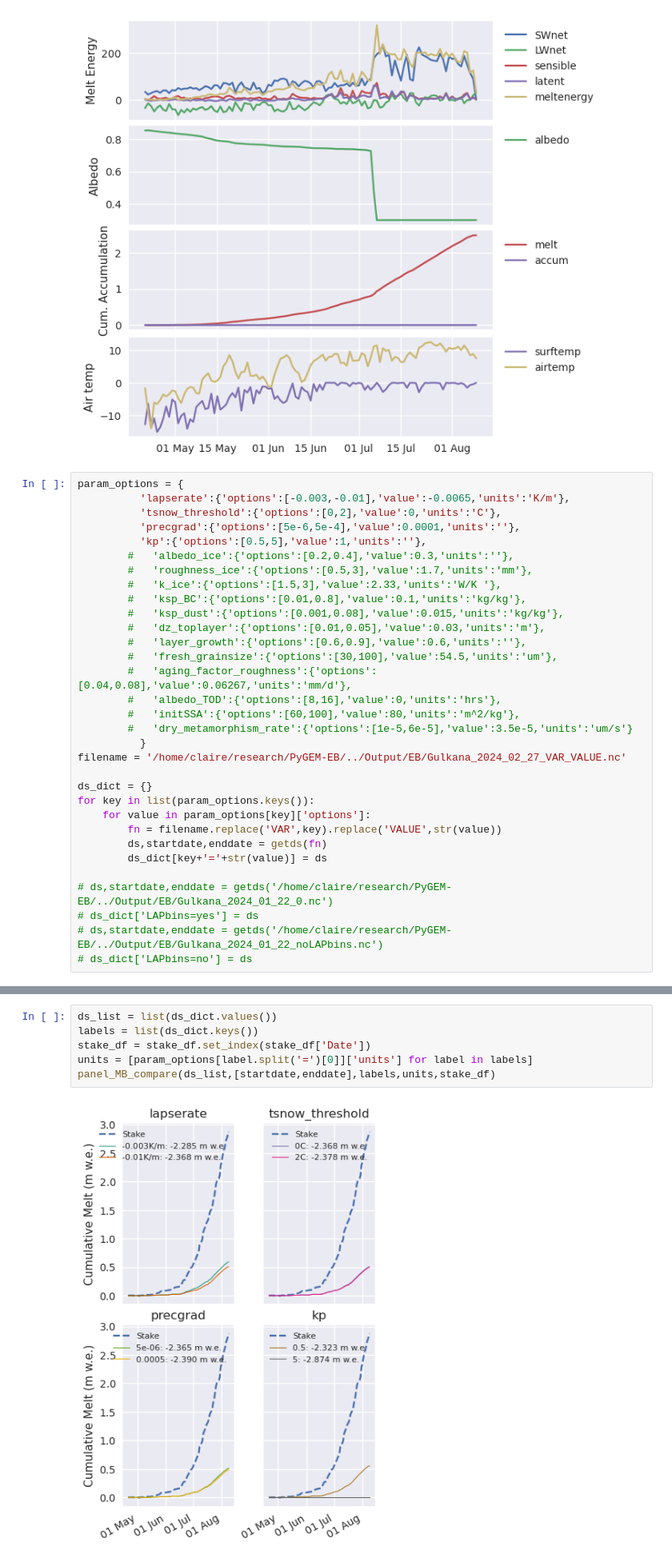
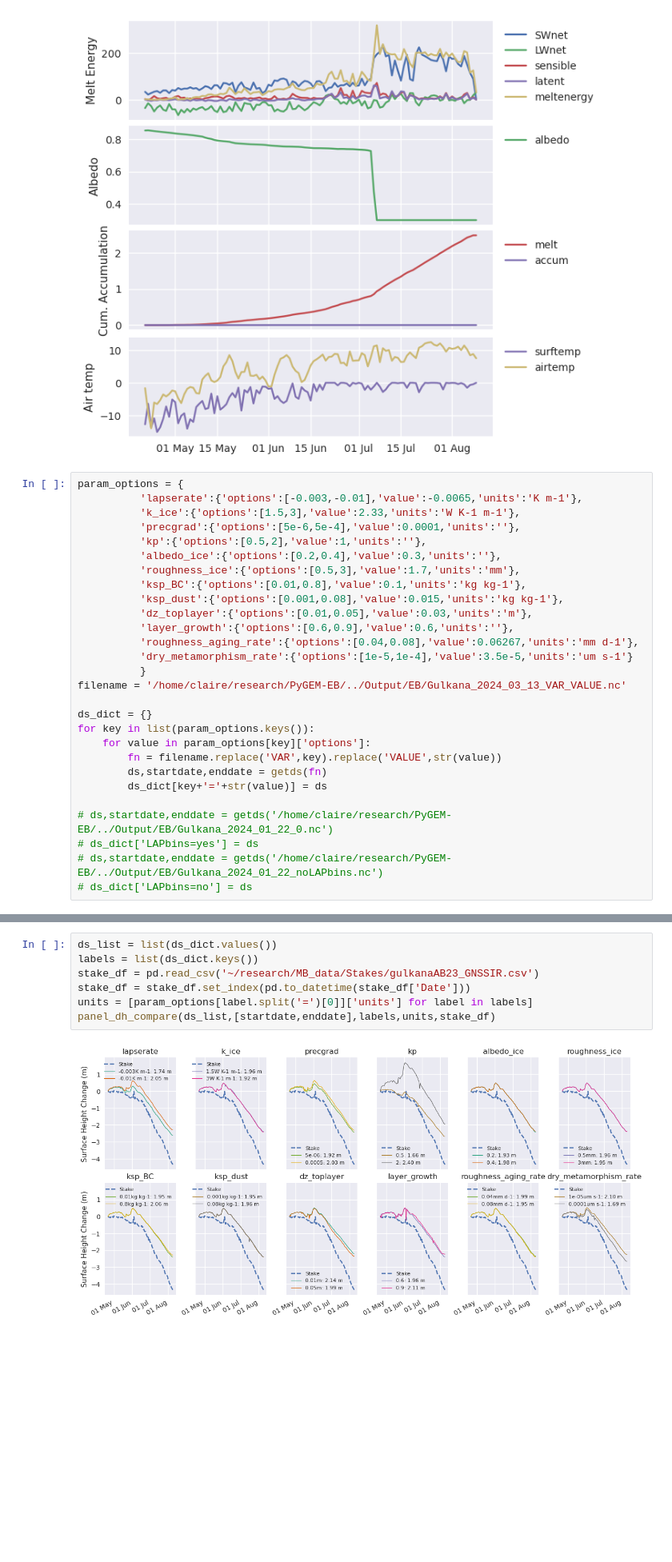
Before and after one commit to drounce/PyGEM, a Jupyter notebook: pygem_eb/processing/ebplotting.ipynb, the cells around one changed output, grey strips where cells are left out. Shown at 80% size. Cells and saved outputs as stored; diff of their text form; blank space fills up the shorter version.

```diff
--- a/pygem_eb/processing/ebplotting.ipynb
+++ b/pygem_eb/processing/ebplotting.ipynb
@@ -352,24 +329,20 @@ simple_plot(ds_10,0,[startdate,enddate],[['SWnet','LWnet','sensible','latent','m
 [figure]
 # %%
 param_options = {
-          'lapserate':{'options':[-0.003,-0.01],'value':-0.0065,'units':'K/m'},
-          'tsnow_threshold':{'options':[0,2],'value':0,'units':'C'},
+          'lapserate':{'options':[-0.003,-0.01],'value':-0.0065,'units':'K m-1'},
+          'k_ice':{'options':[1.5,3],'value':2.33,'units':'W K-1 m-1'},
           'precgrad':{'options':[5e-6,5e-4],'value':0.0001,'units':''},
-          'kp':{'options':[0.5,5],'value':1,'units':''},
-        #   'albedo_ice':{'options':[0.2,0.4],'value':0.3,'units':''},
-        #   'roughness_ice':{'options':[0.5,3],'value':1.7,'units':'mm'},
-        #   'k_ice':{'options':[1.5,3],'value':2.33,'units':'W/K '},
-        #   'ksp_BC':{'options':[0.01,0.8],'value':0.1,'units':'kg/kg'},
-        #   'ksp_dust':{'options':[0.001,0.08],'value':0.015,'units':'kg/kg'},
-        #   'dz_toplayer':{'options':[0.01,0.05],'value':0.03,'units':'m'},
-        #   'layer_growth':{'options':[0.6,0.9],'value':0.6,'units':''},
-        #   'fresh_grainsize':{'options':[30,100],'value':54.5,'units':'um'},
-        #   'aging_factor_roughness':{'options':[0.04,0.08],'value':0.06267,'units':'mm/d'},
-        #   'albedo_TOD':{'options':[8,16],'value':0,'units':'hrs'},
-        #   'initSSA':{'options':[60,100],'value':80,'units':'m^2/kg'},
-        #   'dry_metamorphism_rate':{'options':[1e-5,6e-5],'value':3.5e-5,'units':'um/s'}
+          'kp':{'options':[0.5,2],'value':1,'units':''},
+          'albedo_ice':{'options':[0.2,0.4],'value':0.3,'units':''},
+          'roughness_ice':{'options':[0.5,3],'value':1.7,'units':'mm'},
+          'ksp_BC':{'options':[0.01,0.8],'value':0.1,'units':'kg kg-1'},
+          'ksp_dust':{'options':[0.001,0.08],'value':0.015,'units':'kg kg-1'},
+          'dz_toplayer':{'options':[0.01,0.05],'value':0.03,'units':'m'},
+          'layer_growth':{'options':[0.6,0.9],'value':0.6,'units':''},
+          'roughness_aging_rate':{'options':[0.04,0.08],'value':0.06267,'units':'mm d-1'},
+          'dry_metamorphism_rate':{'options':[1e-5,1e-4],'value':3.5e-5,'units':'um s-1'}
           }
-filename = '/home/claire/research/PyGEM-EB/../Output/EB/Gulkana_2024_02_27_VAR_VALUE.nc'
+filename = '/home/claire/research/PyGEM-EB/../Output/EB/Gulkana_2024_03_13_VAR_VALUE.nc'
 
 ds_dict = {}
 for key in list(param_options.keys()):
@@ -401,8 +378,9 @@ compare_runs(l,[startdate,enddate],all,'accum')
 # %%
 ds_list = list(ds_dict.values())
 labels = list(ds_dict.keys())
-stake_df = stake_df.set_index(stake_df['Date'])
+stake_df = pd.read_csv('~/research/MB_data/Stakes/gulkanaAB23_GNSSIR.csv')
+stake_df = stake_df.set_index(pd.to_datetime(stake_df['Date']))
 units = [param_options[label.split('=')[0]]['units'] for label in labels]
-panel_MB_compare(ds_list,[startdate,enddate],labels,units,stake_df)
+panel_dh_compare(ds_list,[startdate,enddate],labels,units,stake_df)
 # %% [output]
-[figure, old version]
+[figure, new version]
```
Also changed, not shown: parts of 22 cells of this notebook, 12 other files.
